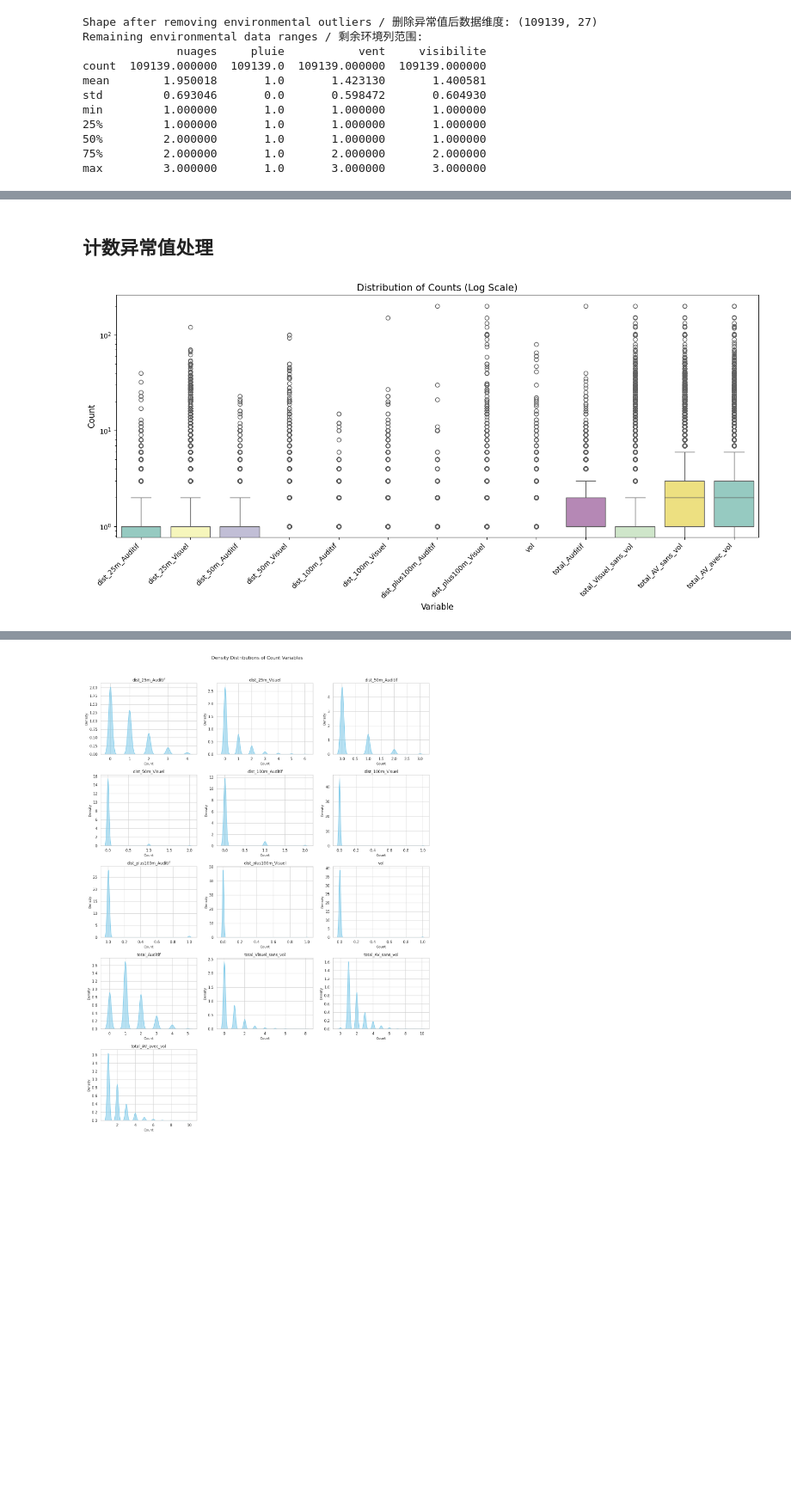
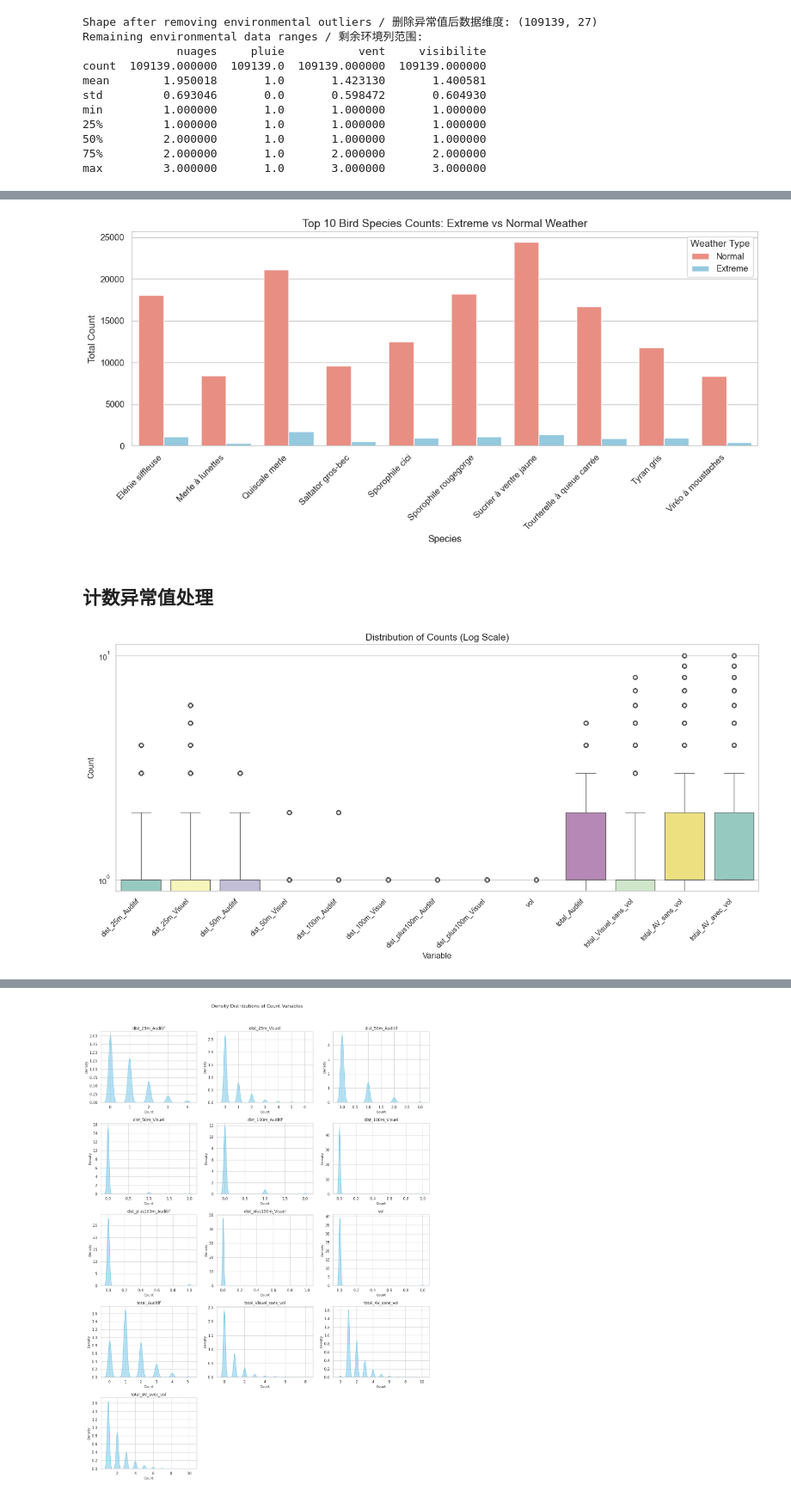
Before and after one commit to fonction-positive/AS_Projet_Birds, a Jupyter notebook: projet_bird/bird.ipynb, the cells around one changed output, grey strips where cells are left out. Shown at 86% size. Saved outputs shown, nothing was run; the diff lists cells and outputs as text; code cells hidden in the pictures; blank space fills up the shorter version.

```diff
--- a/projet_bird/bird.ipynb
+++ b/projet_bird/bird.ipynb
@@ -697,3 +817,38 @@ Passing `palette` without assigning `hue` is deprecated and will be removed in v
+# %%
+# %% [markdown]
+# ## Compare Top 10 Bird Species in Extreme vs Normal Weather
+# ## 比较极端天气与正常天气下前10种鸟类的数量
+
+# %%
+import pandas as pd
+import matplotlib.pyplot as plt
+import seaborn as sns
+
+# 统计每种鸟类总数量 / Total counts per species
+species_totals = obs_data_cleaned.groupby("ESPECE")["total_AV_avec_vol"].sum().sort_values(ascending=False)
+
+# 取前10种鸟类 / Top 10 species
+top10_species = species_totals.head(10).index.tolist()
+
+# 筛选前10种鸟的数据 / Filter top 10 species data
+top10_data = obs_data_cleaned[obs_data_cleaned["ESPECE"].isin(top10_species)].copy()
+
+# 按物种和极端天气分组，计算总计 / Aggregate total counts by species and weather
+top10_weather_counts = top10_data.groupby(["ESPECE", "is_extreme_weather"])["total_AV_avec_vol"].sum().reset_index()
+top10_weather_counts["weather_type"] = top10_weather_counts["is_extreme_weather"].map({True: "Extreme", False: "Normal"})
+
+# 绘制分组柱状图 / Grouped bar plot
+plt.figure(figsize=(12,6))
+sns.barplot(x="ESPECE", y="total_AV_avec_vol", hue="weather_type", data=top10_weather_counts, palette=["salmon", "skyblue"])
+plt.title("Top 10 Bird Species Counts: Extreme vs Normal Weather", fontsize=14)
+plt.xlabel("Species", fontsize=12)
+plt.ylabel("Total Count", fontsize=12)
+plt.xticks(rotation=45, ha='right')
+plt.legend(title="Weather Type")
+plt.tight_layout()
+plt.show()
+# %% [output]
+[figure, added]
 # %% [markdown]
 ## 计数异常值处理
 # %%
@@ -708,7 +863,7 @@ plt.figure(figsize=(14, 7))
 
 # Melt dataframe for plotting
 # 将宽表转成长表 / convert wide to long format
-melted_counts = obs_data_no_outliers[count_cols].melt(var_name='Variable', value_name='Value')
+melted_counts = obs_data_cleaned[count_cols].melt(var_name='Variable', value_name='Value')
 
 # Draw boxplot
 # 绘制箱线图 / boxplot
@@ -739,7 +894,7 @@ plt.ylabel("Count", fontsize=12)
 plt.tight_layout()
 plt.show()
 # %% [output]
-[figure, old version]
+[figure, new version]
 # %%
 # %% [markdown]
 # ## Winsorize bird count columns / 对鸟类计数列进行上下 1% 分位数裁剪
```
Also changed, not shown: parts of 39 cells of this notebook.
